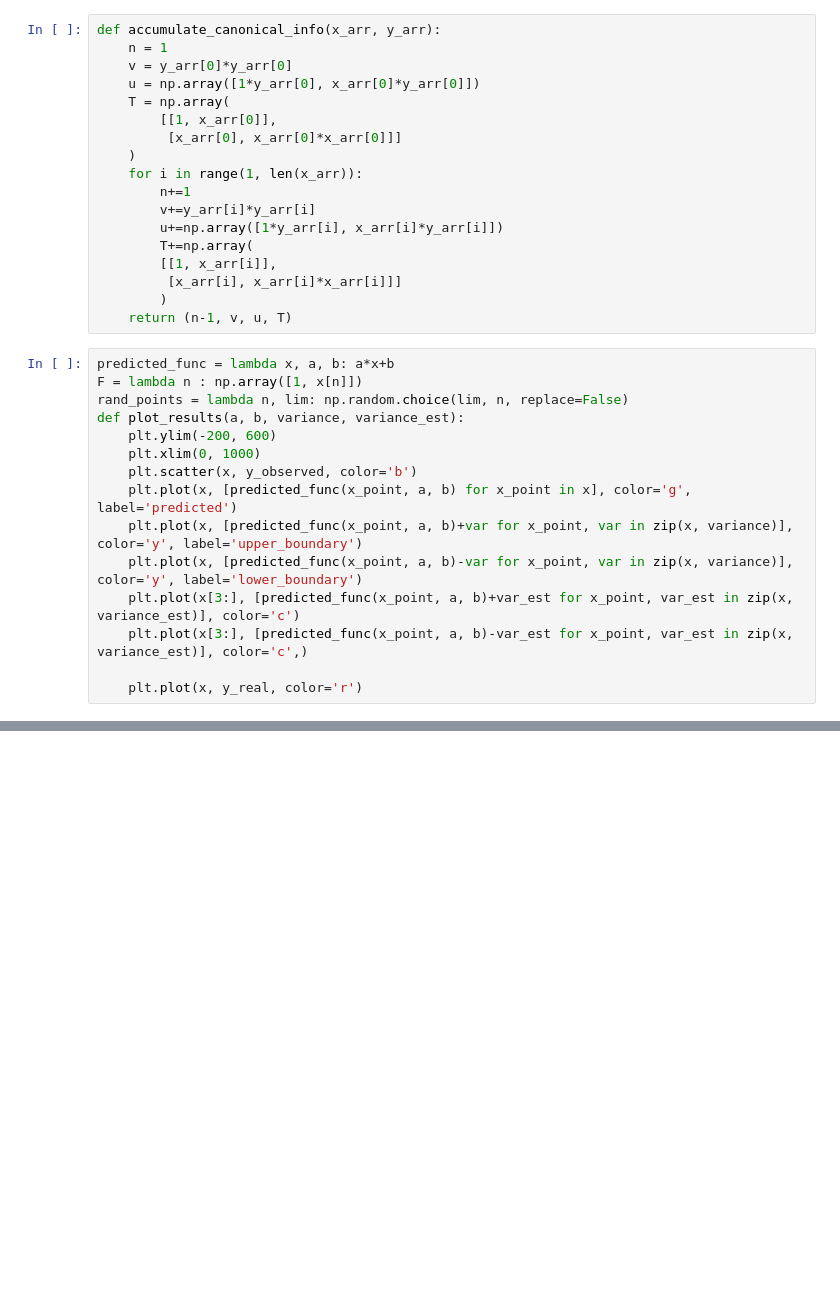
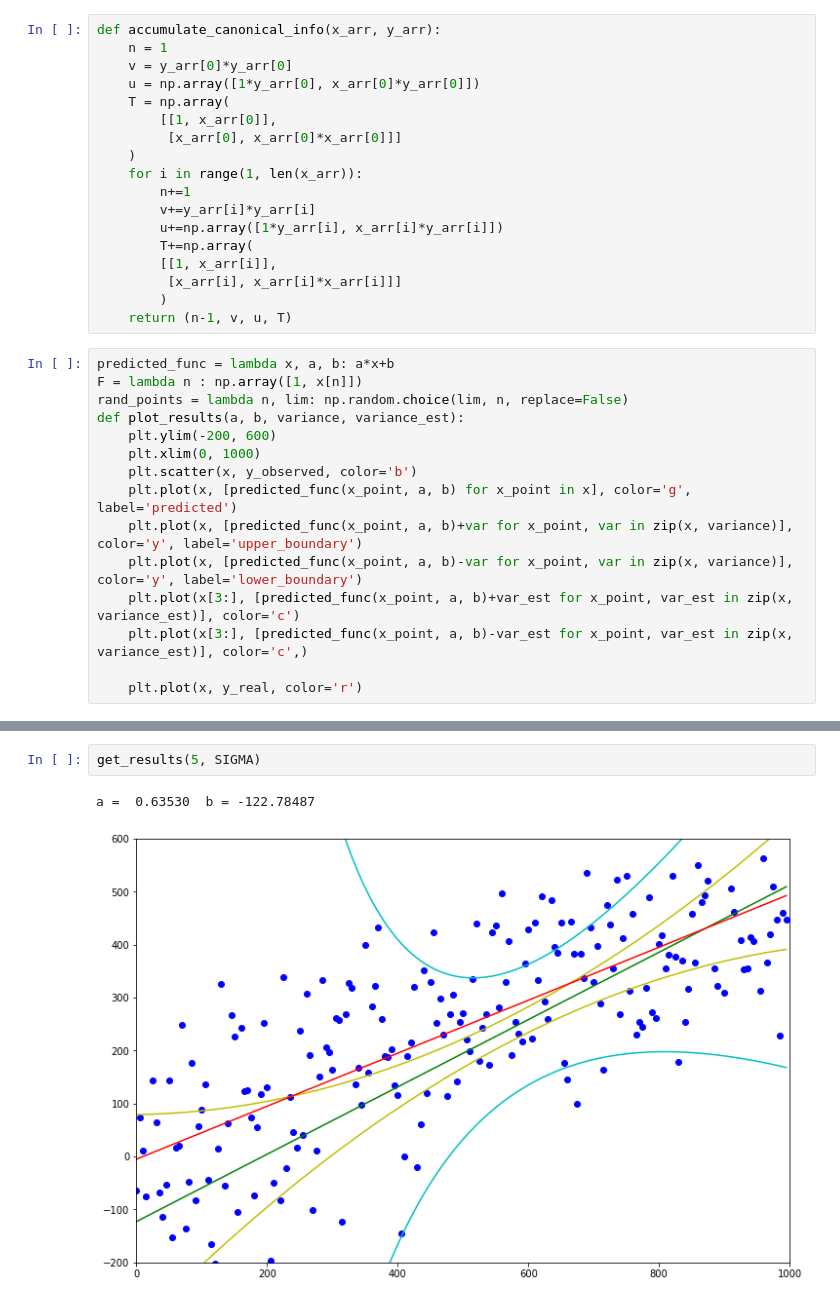
Before and after one commit to AlexShein/just_code, a Jupyter notebook: HW-2-Shein.ipynb, the cells around one changed output, grey strips where cells are left out. Saved outputs shown, nothing was run; the diff lists cells and outputs as text; blank space fills up the shorter version.

```diff
--- a/HW-2-Shein.ipynb
+++ b/HW-2-Shein.ipynb
@@ -111,0 +117,5 @@ a =  0.56208  b = -15.11507
+# %%
+get_results(5, SIGMA)
+# %% [output]
+a =  0.63530  b = -122.78487
+[figure, added]
```
Also changed, not shown: parts of 7 cells of this notebook.
